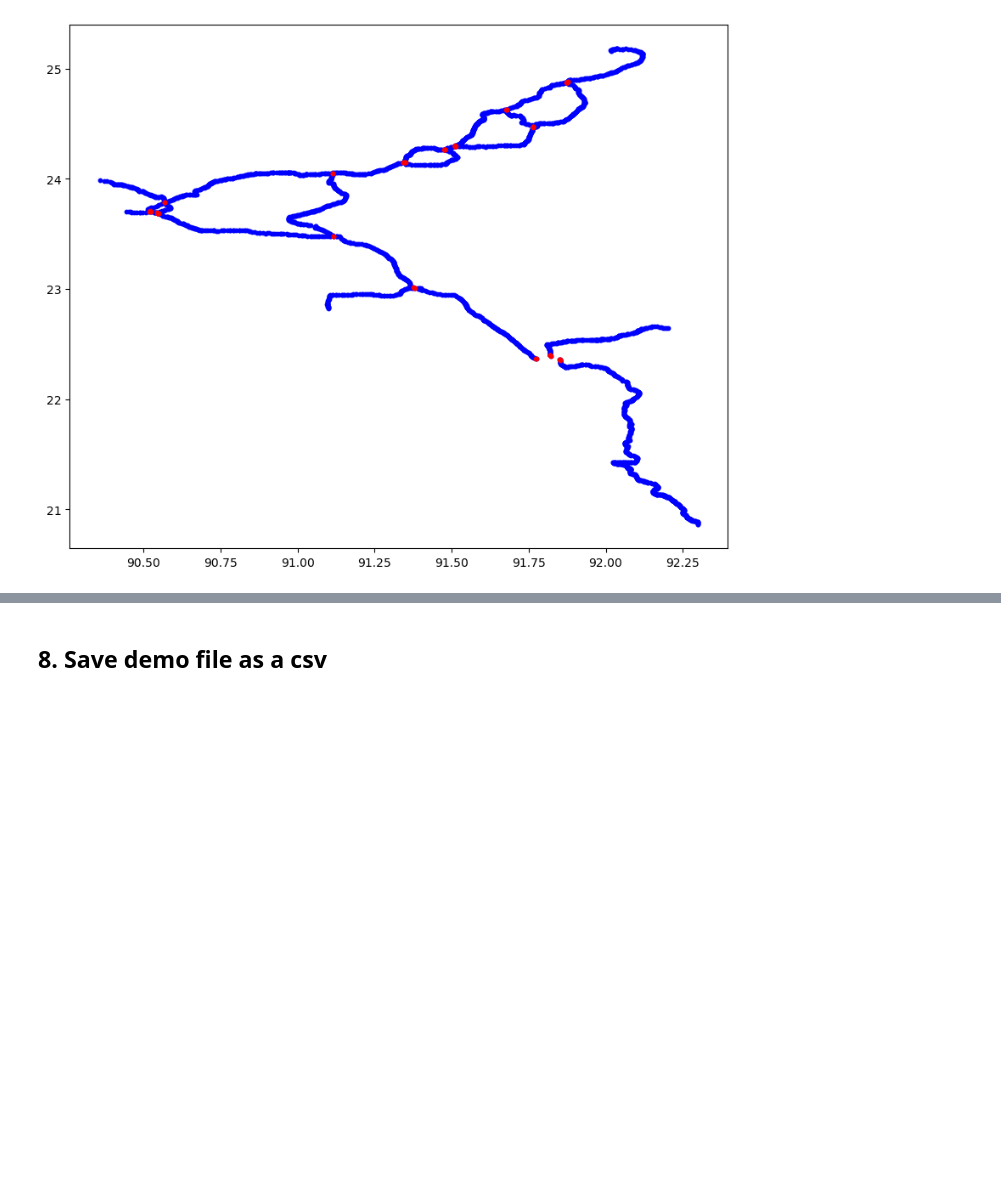
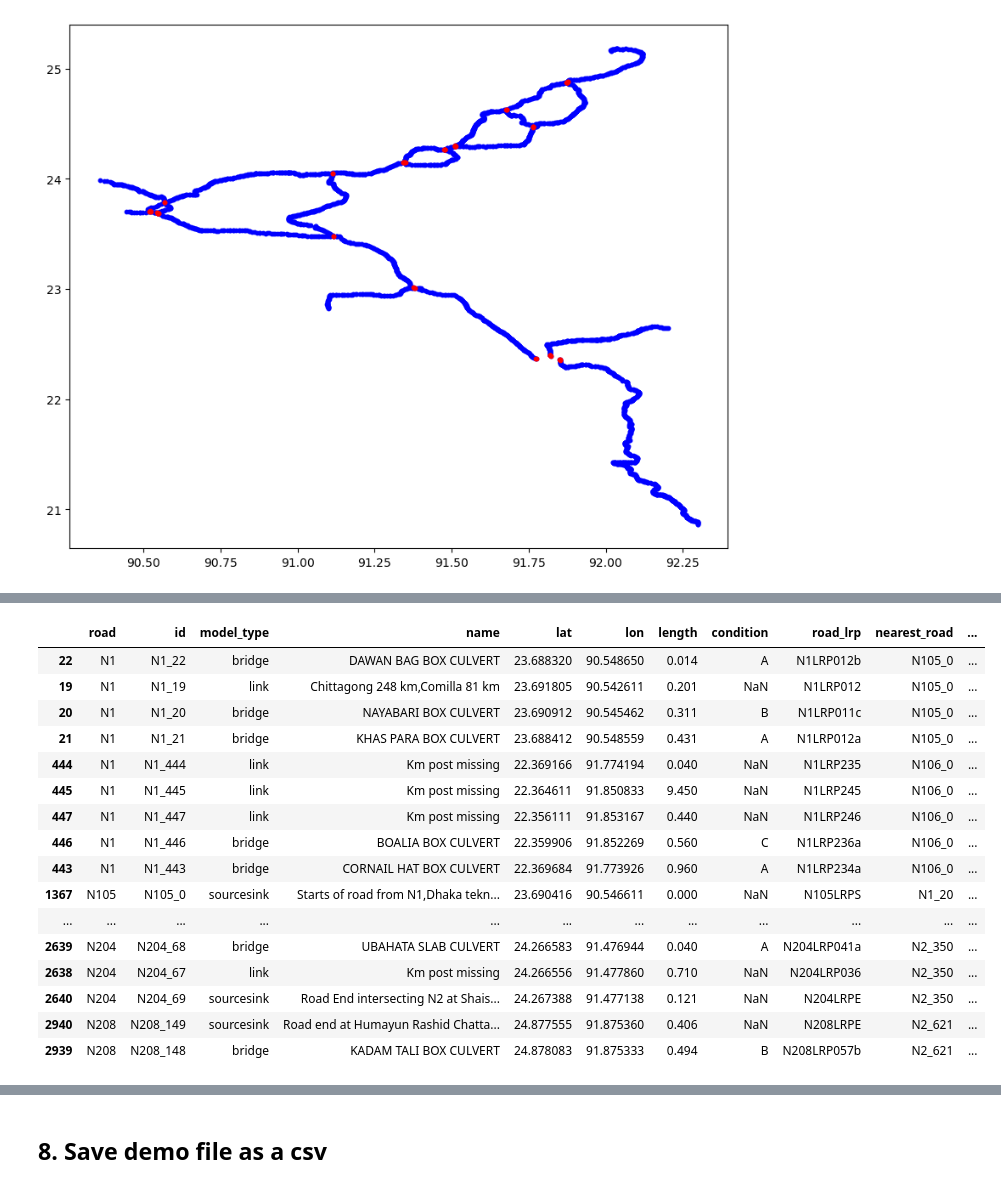
Before and after one commit to daniela1998/Advanced-Simulation-Assignments, a Jupyter notebook: Assignment 3/EPA133a-G16-A3_demo_generator/notebook/CreateDemoFile - Rachel.ipynb, the cells around one changed output, grey strips where cells are left out. Cells and saved outputs as stored; diff of their text form; code cells hidden in the pictures; blank space fills up the shorter version.

```diff
--- a/Assignment 3/EPA133a-G16-A3_demo_generator/notebook/CreateDemoFile - Rachel.ipynb
+++ b/Assignment 3/EPA133a-G16-A3_demo_generator/notebook/CreateDemoFile - Rachel.ipynb
@@ -589,0 +617,21 @@ plt.show()
+# %%
+# show rows that have duplicate 'nearest_road'
+df_intersection_1[df_intersection_1.duplicated(subset=['nearest_road'], keep=False)].sort_values(by='nearest_road')
+# %% [output]
+|  | road | id | model_type | name | lat | lon | length | condition | road_lrp | nearest_road | ... |
+| 22 | N1 | N1_22 | bridge | DAWAN BAG BOX CULVERT | 23.688320 | 90.548650 | 0.014 | A | N1LRP012b | N105_0 | ... |
+| 19 | N1 | N1_19 | link | Chittagong 248 km,Comilla 81 km | 23.691805 | 90.542611 | 0.201 | NaN | N1LRP012 | N105_0 | ... |
+| 20 | N1 | N1_20 | bridge | NAYABARI BOX CULVERT | 23.690912 | 90.545462 | 0.311 | B | N1LRP011c | N105_0 | ... |
+| 21 | N1 | N1_21 | bridge | KHAS PARA BOX CULVERT | 23.688412 | 90.548559 | 0.431 | A | N1LRP012a | N105_0 | ... |
+| 444 | N1 | N1_444 | link | Km post missing | 22.369166 | 91.774194 | 0.040 | NaN | N1LRP235 | N106_0 | ... |
+| 445 | N1 | N1_445 | link | Km post missing | 22.364611 | 91.850833 | 9.450 | NaN | N1LRP245 | N106_0 | ... |
+| 447 | N1 | N1_447 | link | Km post missing | 22.356111 | 91.853167 | 0.440 | NaN | N1LRP246 | N106_0 | ... |
+| 446 | N1 | N1_446 | bridge | BOALIA BOX CULVERT | 22.359906 | 91.852269 | 0.560 | C | N1LRP236a | N106_0 | ... |
+| 443 | N1 | N1_443 | bridge | CORNAIL HAT BOX CULVERT | 22.369684 | 91.773926 | 0.960 | A | N1LRP234a | N106_0 | ... |
+| 1367 | N105 | N105_0 | sourcesink | Starts of road from N1,Dhaka tekn... | 23.690416 | 90.546611 | 0.000 | NaN | N105LRPS | N1_20 | ... |
+| ... | ... | ... | ... | ... | ... | ... | ... | ... | ... | ... | ... |
+| 2639 | N204 | N204_68 | bridge | UBAHATA SLAB CULVERT | 24.266583 | 91.476944 | 0.040 | A | N204LRP041a | N2_350 | ... |
+| 2638 | N204 | N204_67 | link | Km post missing | 24.266556 | 91.477860 | 0.710 | NaN | N204LRP036 | N2_350 | ... |
+| 2640 | N204 | N204_69 | sourcesink | Road End intersecting N2 at Shais... | 24.267388 | 91.477138 | 0.121 | NaN | N204LRPE | N2_350 | ... |
+| 2940 | N208 | N208_149 | sourcesink | Road end at Humayun Rashid Chatta... | 24.877555 | 91.875360 | 0.406 | NaN | N208LRPE | N2_621 | ... |
+| 2939 | N208 | N208_148 | bridge | KADAM TALI BOX CULVERT | 24.878083 | 91.875333 | 0.494 | B | N208LRP057b | N2_621 | ... |
```
Also changed, not shown: parts of 5 cells of this notebook.
